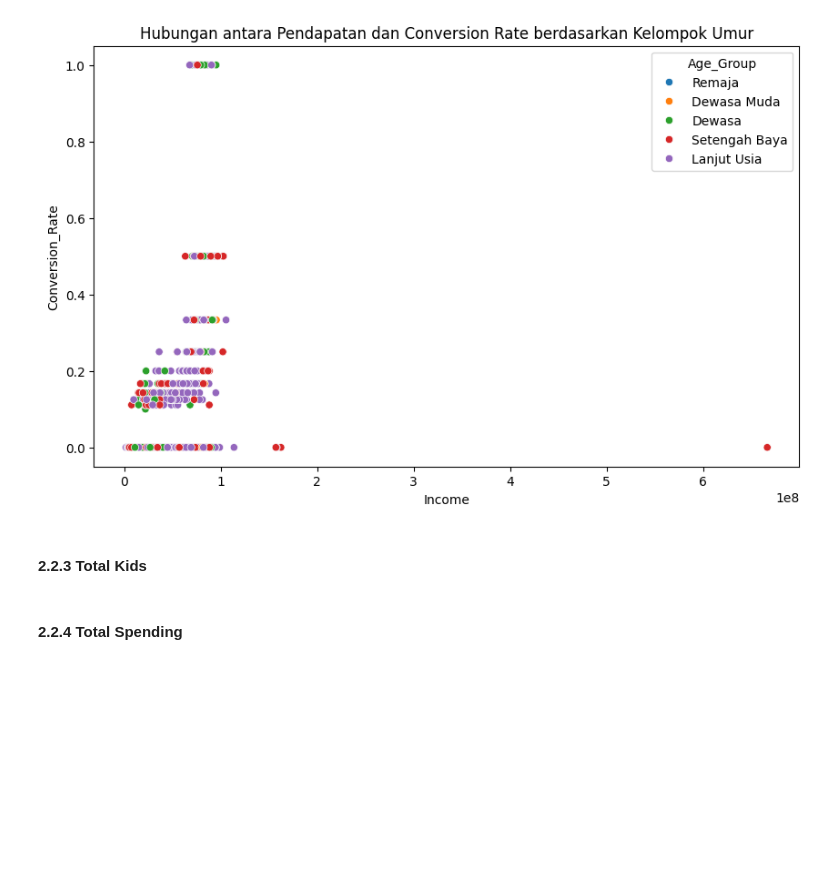
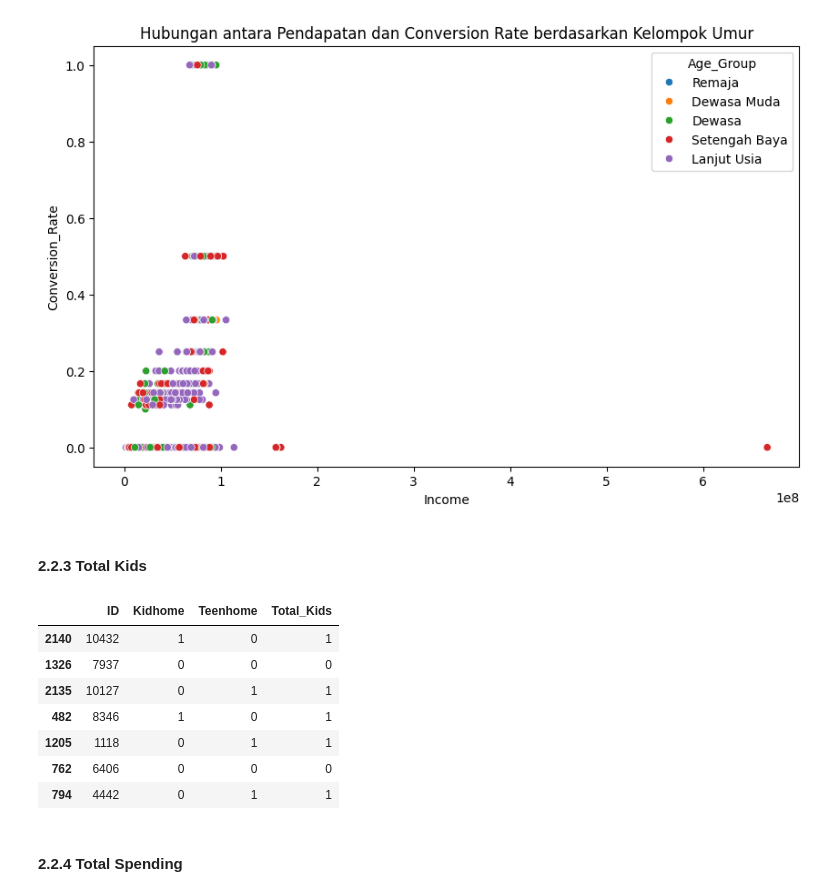
Before and after one commit to AcilRestu12/customer-personality-prediction, a Jupyter notebook: code/MinPro 1_Tugas 1.ipynb, the cells around one changed output. Drawn from its saved outputs; the diff is of its cells as text; code cells hidden in the pictures; blank space fills up the shorter version.

```diff
--- a/code/MinPro 1_Tugas 1.ipynb
+++ b/code/MinPro 1_Tugas 1.ipynb
@@ -60,6 +84,17 @@ plt.show()
 # %%
 # Total_Kids : Jumlah anak berdasarkan Kidhome dan Teenhome
 df['Total_Kids'] = df['Kidhome'] + df['Teenhome']
+# %%
+df[['ID', 'Kidhome', 'Teenhome', 'Total_Kids']].sample(7)
+# %% [output]
+|  | ID | Kidhome | Teenhome | Total_Kids |
+| 2140 | 10432 | 1 | 0 | 1 |
+| 1326 | 7937 | 0 | 0 | 0 |
+| 2135 | 10127 | 0 | 1 | 1 |
+| 482 | 8346 | 1 | 0 | 1 |
+| 1205 | 1118 | 0 | 1 | 1 |
+| 762 | 6406 | 0 | 0 | 0 |
+| 794 | 4442 | 0 | 1 | 1 |
 # %% [markdown]
 #### 2.2.4 Total Spending
 # %%
```
Also changed, not shown: parts of 10 cells of this notebook, 2 other files.
